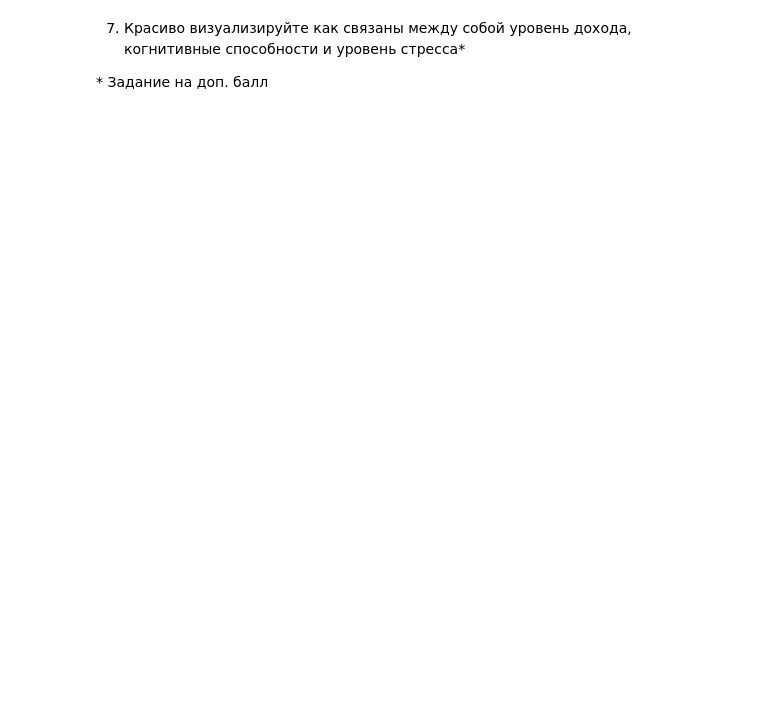
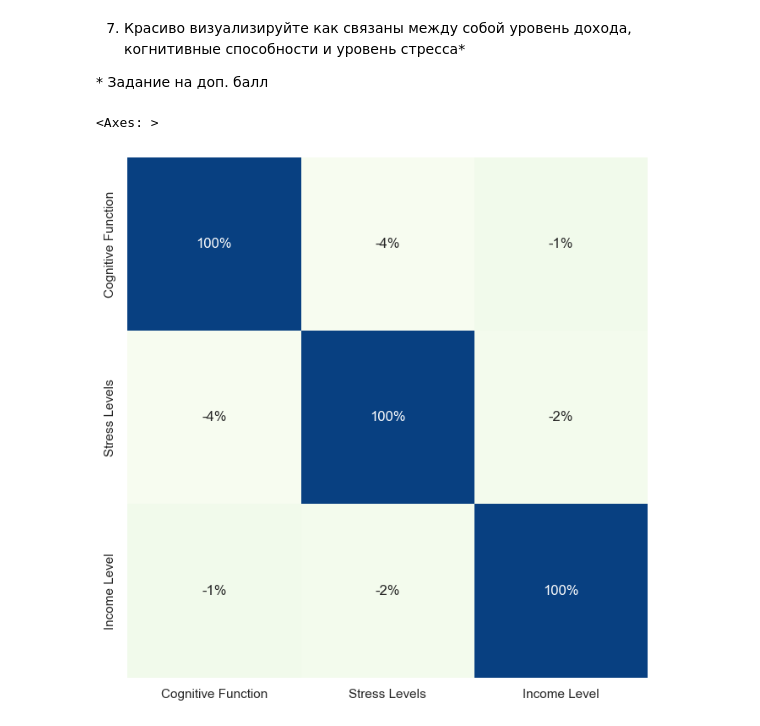
Before and after one commit to theS3ven/ml_labs, a Jupyter notebook: lr1/Variant 7/Lab1-7.ipynb, the cells around one changed output. Saved outputs shown, nothing was run; the diff lists cells and outputs as text; code cells hidden in the pictures; blank space fills up the shorter version.

```diff
--- a/lr1/Variant 7/Lab1-7.ipynb
+++ b/lr1/Variant 7/Lab1-7.ipynb
@@ -421,3 +429,23 @@ plt.show()
 \* Задание на доп. балл
 # %%
 # correlation matrix 100%
+sns.set_theme()
+sns.set_style("darkgrid", {"axes.facecolor": ".9"})
+
+pd.set_option('future.no_silent_downcasting', True)
+
+figsize = (8,8)
+
+b = data[['Cognitive Function', 'Stress Levels', 'Income Level']].replace({"Low": 0, "Medium": 1, "High": 2}).corr()
+
+fig, ax = plt.subplots(figsize=figsize)
+sns.heatmap(
+    b,
+    annot=True,
+    fmt='.0%',
+    square=True,
+    cmap='GnBu',
+    cbar=False)
+# %% [output]
+<Axes: >
+[figure, added]
```
Also changed, not shown: parts of 3 cells of this notebook.
